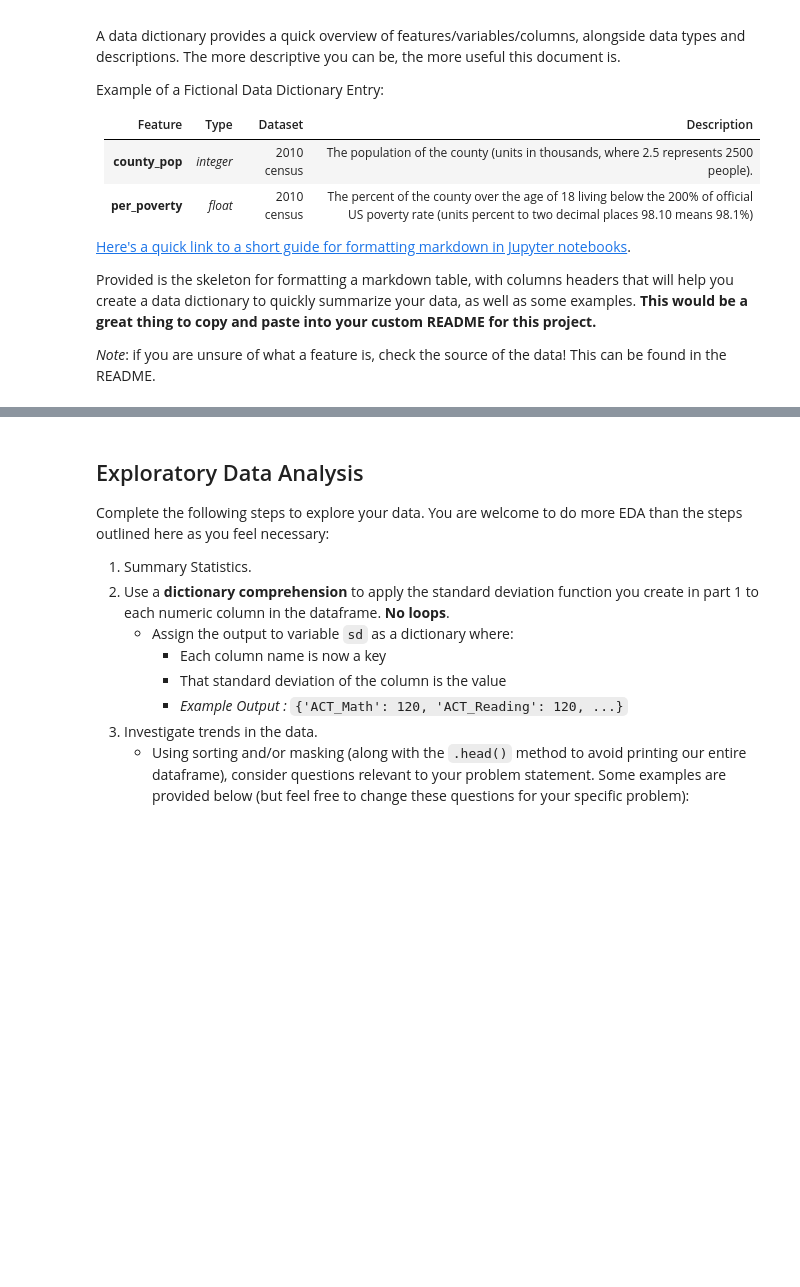
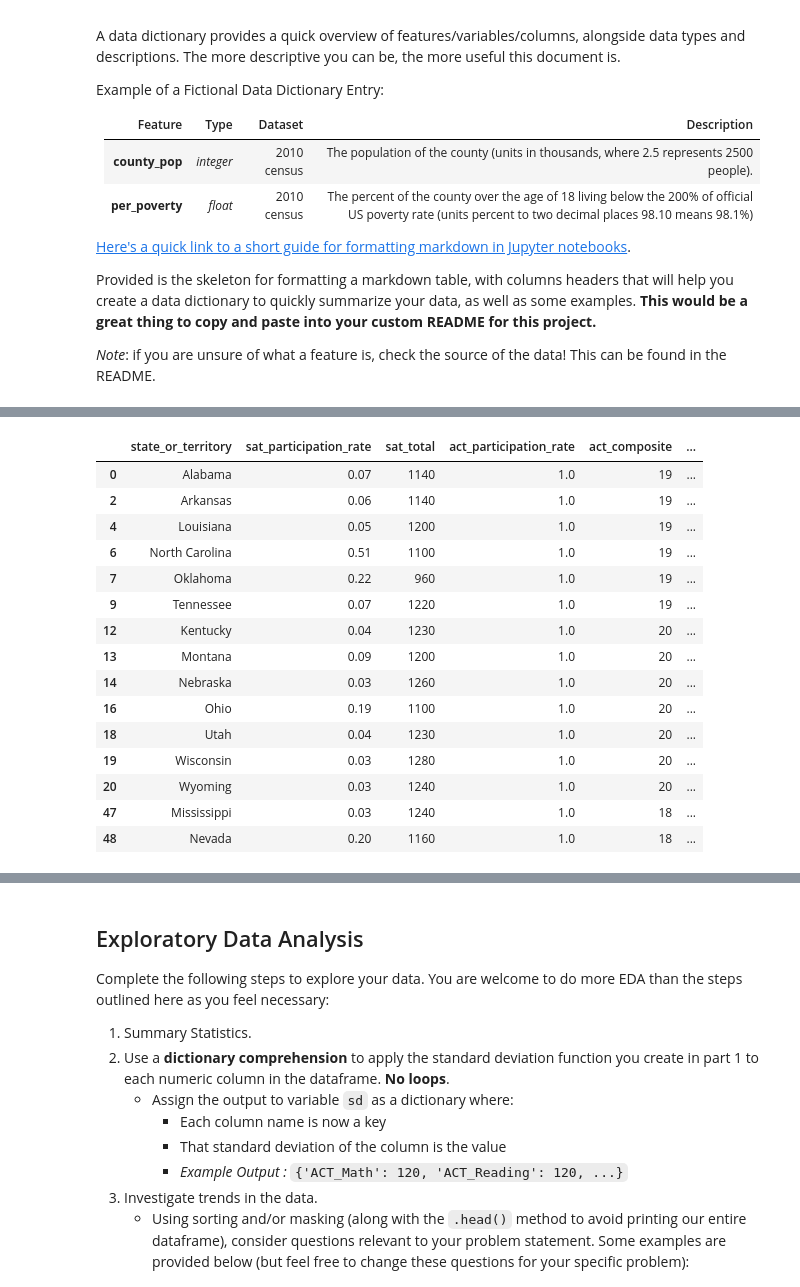
Before and after one commit to lmdunn/actsat, a Jupyter notebook: code/loren-starter-code.ipynb, the cells around one changed output, grey strips where cells are left out. Saved outputs shown, nothing was run; the diff lists cells and outputs as text; code cells hidden in the pictures; blank space fills up the shorter version.

```diff
--- a/code/loren-starter-code.ipynb
+++ b/code/loren-starter-code.ipynb
@@ -1132,7 +1130,7 @@ act_sat_2019_df.reset_index(inplace=True)
 # to be able to compare them
 # got help here: https://www.tutorialkart.com/python/python-round/python-round-to-nearest-10/ on rounding to 10
 
-act_sat_2019_df['sat_total'] = act_sat_2019_df['sat_total'].map(lambda x: round(x/10)*10)
+act_sat_2019_df['sat_total'] = act_sat_2019_df['sat_total'].map(lambda x: int(round(x/10)*10))
 # %%
 act_sat_2019_df.head()
 # %% [output]
@@ -1221,0 +1537,19 @@ Provided is the skeleton for formatting a markdown table, with columns headers t
+# %%
+act_sat_2019_df[act_sat_2019_df['act_participation_rate'] == 1]
+# %% [output]
+|  | state_or_territory | sat_participation_rate | sat_total | act_participation_rate | act_composite | ... |
+| 0 | Alabama | 0.07 | 1140 | 1.0 | 19 | ... |
+| 2 | Arkansas | 0.06 | 1140 | 1.0 | 19 | ... |
+| 4 | Louisiana | 0.05 | 1200 | 1.0 | 19 | ... |
+| 6 | North Carolina | 0.51 | 1100 | 1.0 | 19 | ... |
+| 7 | Oklahoma | 0.22 | 960 | 1.0 | 19 | ... |
+| 9 | Tennessee | 0.07 | 1220 | 1.0 | 19 | ... |
+| 12 | Kentucky | 0.04 | 1230 | 1.0 | 20 | ... |
+| 13 | Montana | 0.09 | 1200 | 1.0 | 20 | ... |
+| 14 | Nebraska | 0.03 | 1260 | 1.0 | 20 | ... |
+| 16 | Ohio | 0.19 | 1100 | 1.0 | 20 | ... |
+| 18 | Utah | 0.04 | 1230 | 1.0 | 20 | ... |
+| 19 | Wisconsin | 0.03 | 1280 | 1.0 | 20 | ... |
+| 20 | Wyoming | 0.03 | 1240 | 1.0 | 20 | ... |
+| 47 | Mississippi | 0.03 | 1240 | 1.0 | 18 | ... |
+| 48 | Nevada | 0.20 | 1160 | 1.0 | 18 | ... |
```
Also changed, not shown: parts of 75 cells of this notebook, 2 other files.
